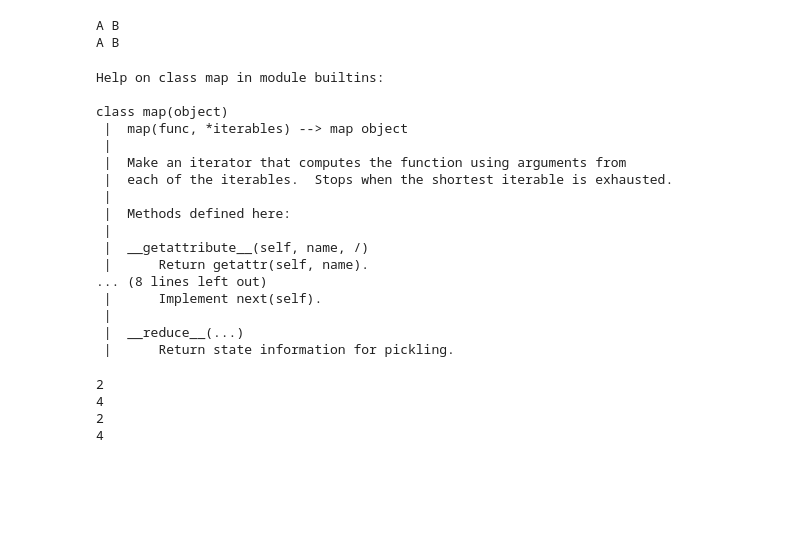
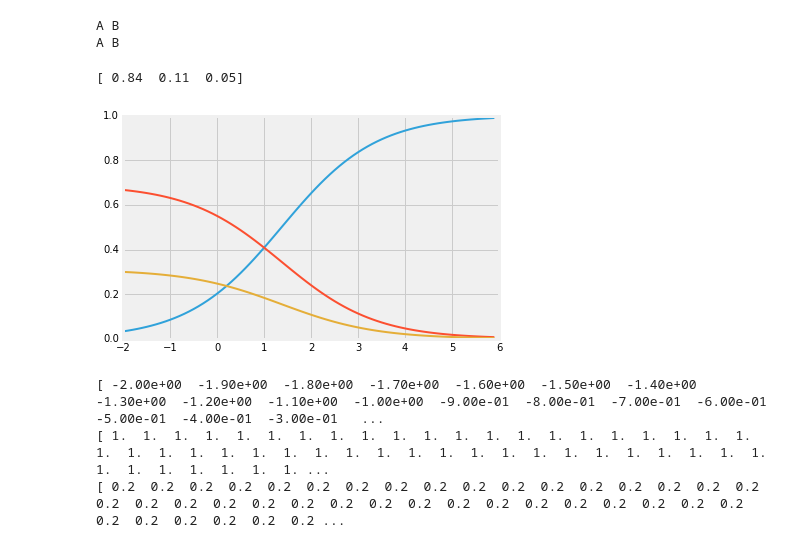
Before and after one commit to sada-narayanappa/Notebooks, a Jupyter notebook: Notes/zpractice.ipynb, the cells around one changed output. Drawn from its saved outputs; the diff is of its cells as text; code cells hidden in the pictures; blank space fills up the shorter version.

Commit message:
Commiting by Sada

```diff
--- a/Notes/zpractice.ipynb
+++ b/Notes/zpractice.ipynb
@@ -62,33 +65,36 @@ print (a.g(), b.g())
 # %% [output]
 A B
 A B
-# %%
-fd="sada"
-help(map)
-# %% [output]
-Help on class map in module builtins:
-
-class map(object)
- |  map(func, *iterables) --> map object
- |
- |  Make an iterator that computes the function using arguments from
- |  each of the iterables.  Stops when the shortest iterable is exhausted.
- |
- |  Methods defined here:
- |
- |  __getattribute__(self, name, /)
- |      Return getattr(self, name).
-... (8 lines left out)
- |      Implement next(self).
- |
- |  __reduce__(...)
- |      Return state information for pickling.
-# %%
-l = map(lambda w: len(w), "my name is sada".split())
-for i in l:
-    print(i)
-# %% [output]
-2
-4
-2
-4
+# %%
+scores = [3.0, 1.0, 0.2]
+
+import numpy as np
+
+def softmax(x):
+    """Compute softmax values for each sets of scores in x."""
+    #pass  # TODO: Compute and return softmax(x)
+    a=np.exp(x)
+    b=np.sum(np.exp(x), axis=0)
+    c=a/b
+    return c
+
+
+print(softmax(scores))
+
+# Plot softmax curves
+import matplotlib.pyplot as plt
+x = np.arange(-2.0, 6.0, 0.1)
+scores = np.vstack([x, np.ones_like(x), 0.2 * np.ones_like(x)])
+
+plt.plot(x, softmax(scores).T, linewidth=2)
+plt.show()
+# %% [output]
+[ 0.84  0.11  0.05]
+[figure, added]
+# %%
+for j in (scores):
+    print (j)
+# %% [output]
+[ -2.00e+00  -1.90e+00  -1.80e+00  -1.70e+00  -1.60e+00  -1.50e+00  -1.40e+00  -1.30e+00  -1.20e+00  -1.10e+00  -1.00e+00  -9.00e-01  -8.00e-01  -7.00e-01  -6.00e-01  -5.00e-01  -4.00e-01  -3.00e-01   ...
+[ 1.  1.  1.  1.  1.  1.  1.  1.  1.  1.  1.  1.  1.  1.  1.  1.  1.  1.  1.  1.  1.  1.  1.  1.  1.  1.  1.  1.  1.  1.  1.  1.  1.  1.  1.  1.  1.  1.  1.  1.  1.  1.  1.  1.  1.  1.  1.  1.  1.  1. ...
+[ 0.2  0.2  0.2  0.2  0.2  0.2  0.2  0.2  0.2  0.2  0.2  0.2  0.2  0.2  0.2  0.2  0.2  0.2  0.2  0.2  0.2  0.2  0.2  0.2  0.2  0.2  0.2  0.2  0.2  0.2  0.2  0.2  0.2  0.2  0.2  0.2  0.2  0.2  0.2  0.2 ...
```
Also changed, not shown: parts of 18 cells of this notebook, 12 other files.
